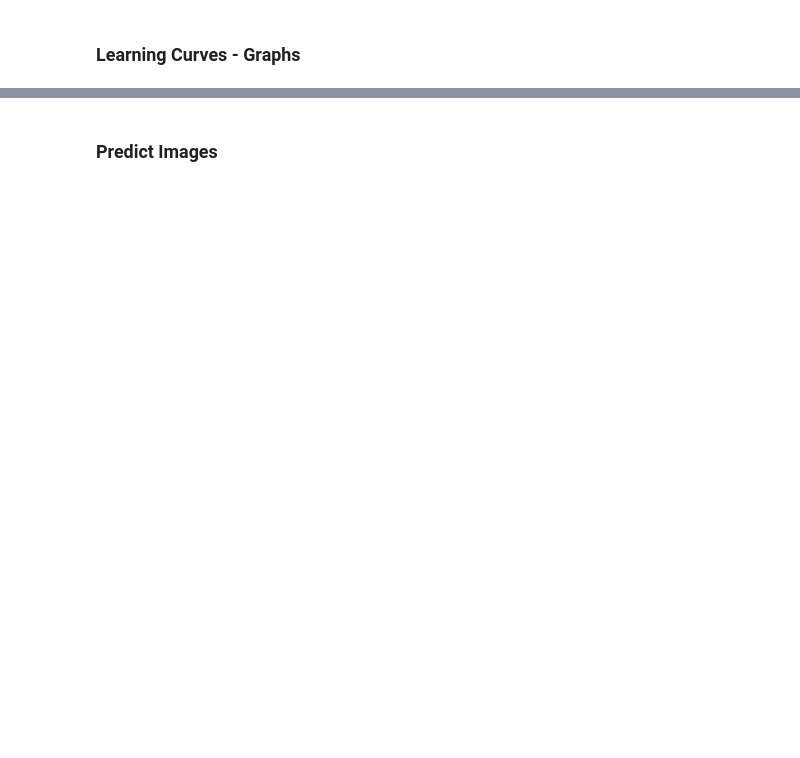
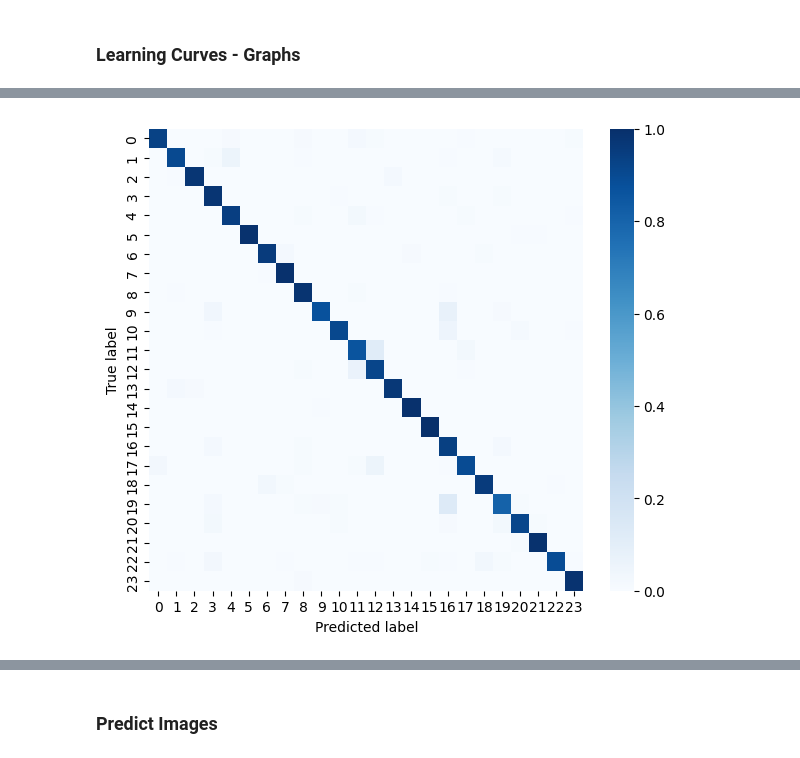
Before and after one commit to pavankumarm2505/Sign-Language-Classification, a Jupyter notebook: Resnet - 50copy.ipynb, the cells around one changed output, grey strips where cells are left out. Saved outputs shown, nothing was run; the diff lists cells and outputs as text; code cells hidden in the pictures; blank space fills up the shorter version.

```diff
--- a/Resnet - 50copy.ipynb
+++ b/Resnet - 50copy.ipynb
@@ -199,3 +224,30 @@ Epoch 5/5
+# %%
+
+import seaborn as sns
+import matplotlib.pyplot as plt
+
+# Get the true labels by iterating over the validation generator
+val_labels = []
+for i in range(len(val_generator)):
+    _, labels = val_generator[i]
+    val_labels.extend(np.argmax(labels, axis=1))
+
+# Get the predicted labels using the trained model
+Y_pred = resnet_model.predict_generator(val_generator)
+y_pred = np.argmax(Y_pred, axis=1)
+
+# Compute the confusion matrix
+cf_mat = confusion_matrix(val_labels, y_pred)
+cf_mat_normalized = cf_mat.astype('float') / cf_mat.sum(axis=1)[:, np.newaxis]
+
+# Plot the confusion matrix
+plt.figure(figsize=(7, 6))
+sns.heatmap(cf_mat_normalized, cmap="Blues")
+plt.ylabel('True label')
+plt.xlabel('Predicted label')
+plt.show()
+# %% [output]
+[figure, added]
 # %%
 fig1 = plt.gcf()
 plt.plot(history.history['accuracy'])
```
Also changed, not shown: parts of 14 cells of this notebook.
